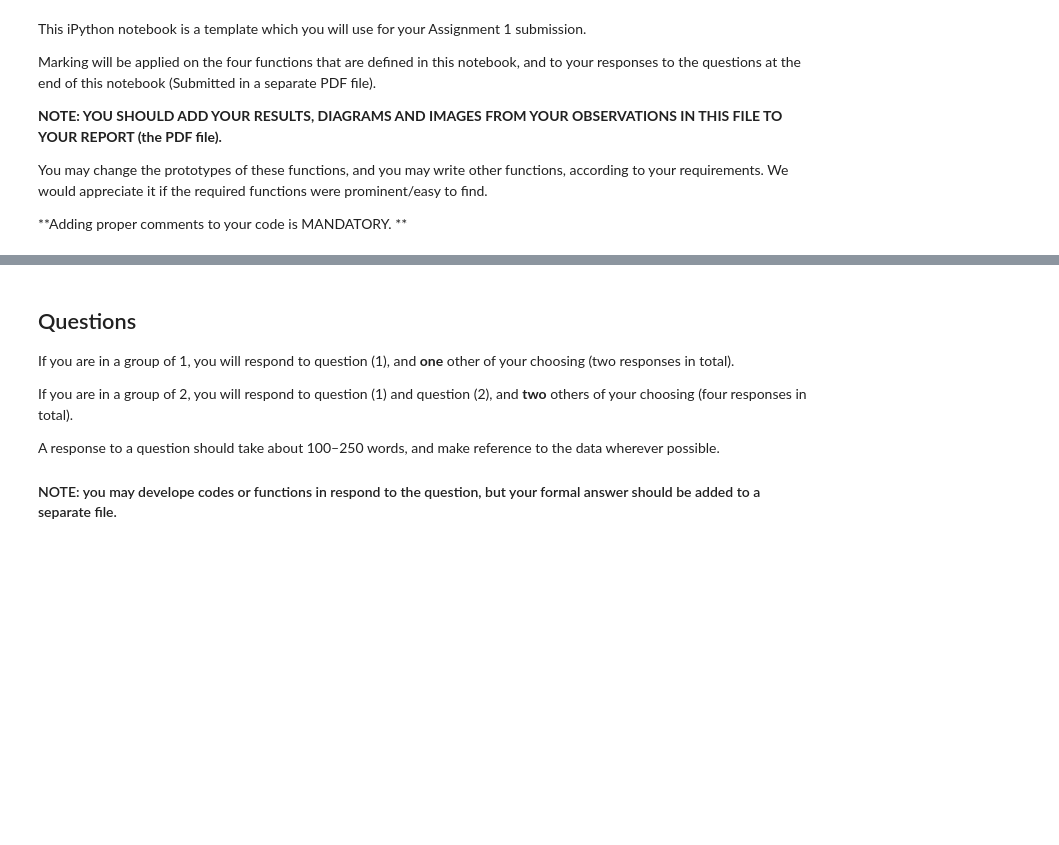
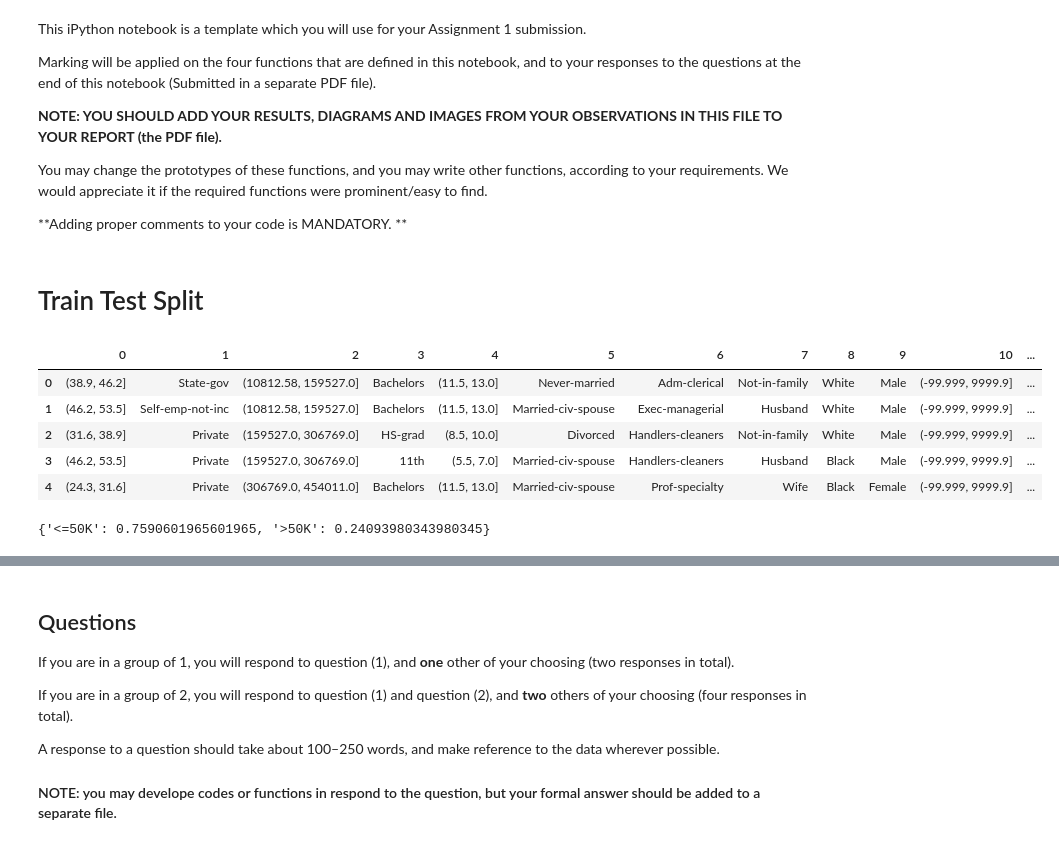
Before and after one commit to Haswf/NaiveBayesClassifier, a Jupyter notebook: assignment1_2020_template.ipynb, the cells around one changed output, grey strips where cells are left out. Drawn from its saved outputs; the diff is of its cells as text; code cells hidden in the pictures; blank space fills up the shorter version.

Commit message:
Implemented function to load data from csv, split training and test set, calculate prior probability, discretise numeric attributes

```diff
--- a/assignment1_2020_template.ipynb
+++ b/assignment1_2020_template.ipynb
@@ -28,3 +28,69 @@ def preprocess():
+# %%
+def read_data(fileName):
+    data = pd.read_csv(fileName, header=None)
+    X = data.iloc[:,:-1]
+    Y = data.iloc[:,-1]
+    # print(X.head(5))
+    # print(Y.head(5))
+    return X, Y
+# %% [markdown]
+# Train Test Split
+# %%
+(X, Y) = read_data("./datasets/adult.data")
+
+def train_test_split(X, y, test_size=0.2):
+    X_total = X.shape[0]
+    assert(X_total == Y.size)
+    arr_rand = np.random.rand(X.shape[0])
+    split = arr_rand < np.percentile(arr_rand, test_size*100)
+    X_train = X[split]
+    y_train = y[split]
+    X_test =  X[~split]
+    y_test = y[~split]
+    return X_train, X_test, y_train, y_test
+
+(X_train, X_test, y_train, y_test) = train_test_split(X,Y)
+# %%
+def preprocess():
+    print("Hello World")
+    return
+
+# This function should prepare the data by reading it from a file and converting it into a useful format for training and testing
+def discretizer(X, column_index, bin_size):
+    for index, column in enumerate(column_index):
+        X.iloc[:,column] = pd.cut(X.iloc[:,column], bin_size[index])
+
+(X, Y) = read_data("./datasets/adult.data")
+
+
+numeric_column = []
+
+for column in range(X.shape[1]):
+    if (is_numeric_dtype(X.iloc[:,column])):
+        numeric_column.append(column)
+
+discretizer(X, numeric_column, [10 for i in range(len(numeric_column))])
+X.head()
+# %% [output]
+|  | 0 | 1 | 2 | 3 | 4 | 5 | 6 | 7 | 8 | 9 | 10 | ... |
+| 0 | (38.9, 46.2] | State-gov | (10812.58, 159527.0] | Bachelors | (11.5, 13.0] | Never-married | Adm-clerical | Not-in-family | White | Male | (-99.999, 9999.9] | ... |
+| 1 | (46.2, 53.5] | Self-emp-not-inc | (10812.58, 159527.0] | Bachelors | (11.5, 13.0] | Married-civ-spouse | Exec-managerial | Husband | White | Male | (-99.999, 9999.9] | ... |
+| 2 | (31.6, 38.9] | Private | (159527.0, 306769.0] | HS-grad | (8.5, 10.0] | Divorced | Handlers-cleaners | Not-in-family | White | Male | (-99.999, 9999.9] | ... |
+| 3 | (46.2, 53.5] | Private | (159527.0, 306769.0] | 11th | (5.5, 7.0] | Married-civ-spouse | Handlers-cleaners | Husband | Black | Male | (-99.999, 9999.9] | ... |
+| 4 | (24.3, 31.6] | Private | (306769.0, 454011.0] | Bachelors | (11.5, 13.0] | Married-civ-spouse | Prof-specialty | Wife | Black | Female | (-99.999, 9999.9] | ... |
+# %%
+def get_prior(y_train):
+    train_inputs = y_train
+    labels, counts = np.unique(train_inputs, return_counts=True)
+    prior = {}
+    for i, label in enumerate(labels):
+        prior[label] = float(counts[i])/len(train_inputs)
+    return prior
+
+X_train, X_test, y_train, y_test = train_test_split(X,Y)
+get_prior(y_train)
+# %% [output]
+{'<=50K': 0.7590601965601965, '>50K': 0.24093980343980345}
 # %%
 # This function should calculat prior probabilities and likelihoods from the training data and using
 # them to build a naive Bayes model
```
Also changed, not shown: parts of 3 cells of this notebook.
